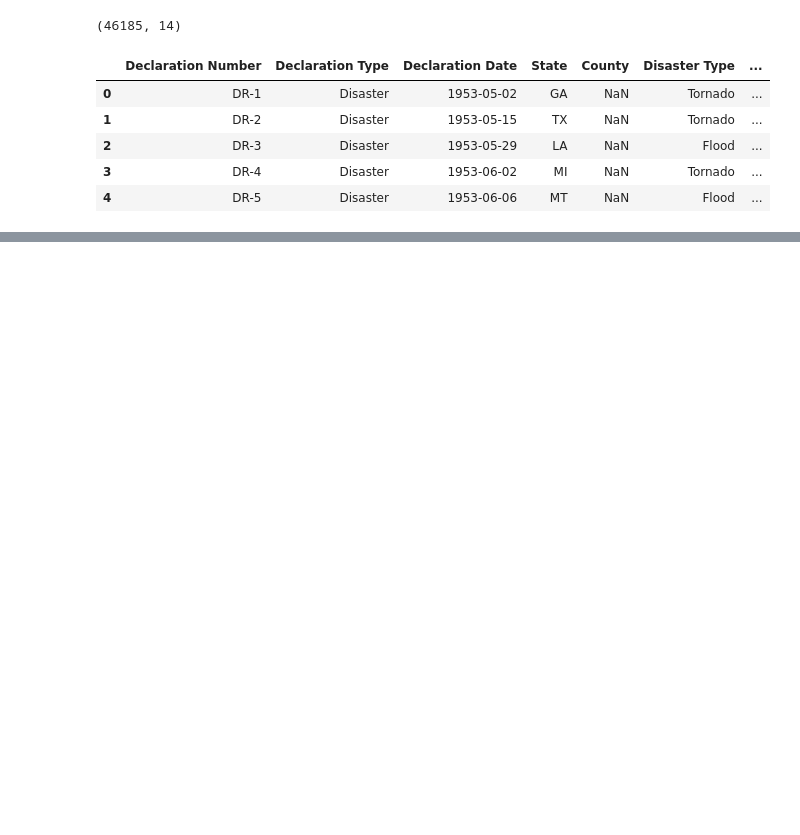
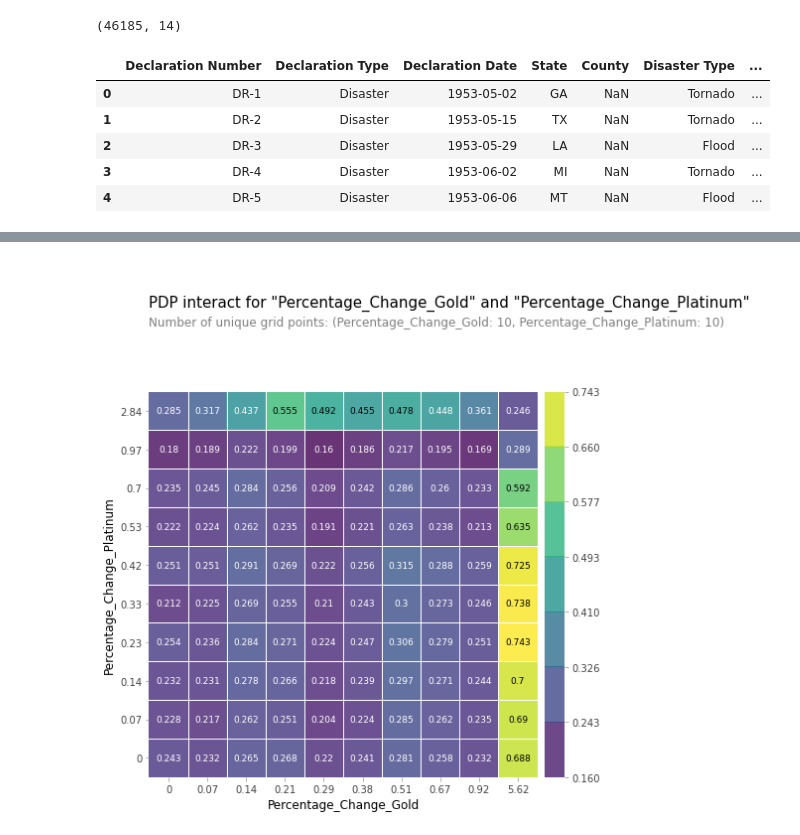
Before and after one commit to Collin-Campbell/BuildWeek2, a Jupyter notebook: project.ipynb, the cells around one changed output, grey strips where cells are left out. Cells and saved outputs as stored; diff of their text form; code cells hidden in the pictures; blank space fills up the shorter version.

```diff
--- a/project.ipynb
+++ b/project.ipynb
@@ -174,0 +299,17 @@ FOREST: Testing Accuracy: 0.789261744966443
+# %%
+# Partial dependence with two features
+
+from pdpbox.pdp import pdp_interact, pdp_interact_plot
+
+features = ['Percentage_Change_Gold', 'Percentage_Change_Platinum']
+
+interact = pdp_interact(
+    model=XGB_model,
+    dataset=X_test, # <-- use validation data (or test data)
+    model_features=X_test.columns,
+    features=features
+)
+
+pdp_interact_plot(interact, plot_type='grid', feature_names=features);
+# %% [output]
+[figure, added]
```
Also changed, not shown: parts of 34 cells of this notebook.
